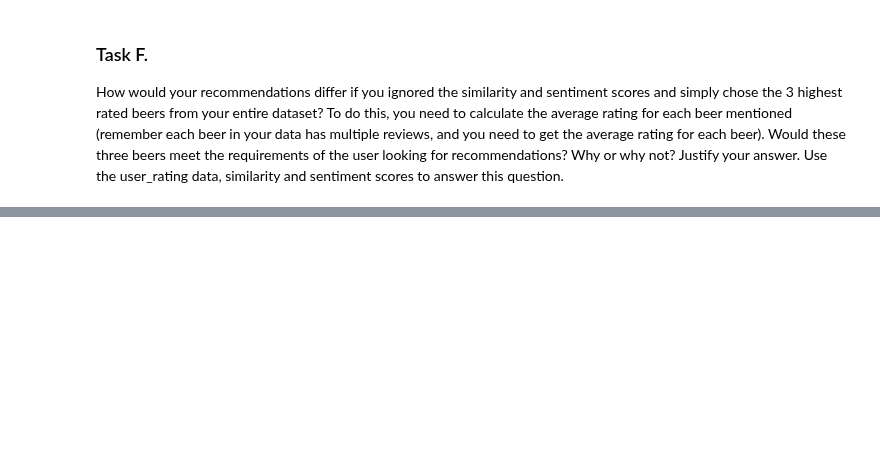
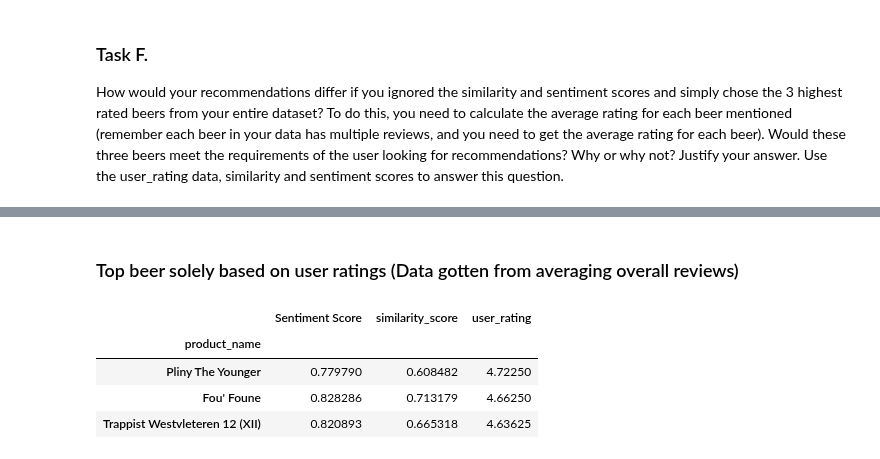
Before and after one commit to abhi-vik/ugc-analytics, a Jupyter notebook: assignments/third/Spacy Similarity.ipynb, the cells around one changed output, grey strips where cells are left out. Cells and saved outputs as stored; diff of their text form; code cells hidden in the pictures; blank space fills up the shorter version.

```diff
--- a/assignments/third/Spacy Similarity.ipynb
+++ b/assignments/third/Spacy Similarity.ipynb
@@ -232,8 +218,7 @@ def sentiment_analyzer_scores(sentence):
     return score['compound']
 # %%
 df_sims_sentiment = pd.read_csv('similarity_score.csv')
-df_sims_sentiment.head()
-df_sims_sentiment['Sentiment Score'] = df_sentiment['product_review'].map(lambda x: sentiment_analyzer_scores(x))
+df_sims_sentiment['Sentiment Score'] = df_sims_sentiment['product_review'].map(lambda x: sentiment_analyzer_scores(x))
 # %%
 df_sims_sentiment.sort_values(by=['Sentiment Score'], ascending=False, inplace=True)
 print(df_sims_sentiment.head())
@@ -294,0 +308,2 @@ How would your recommendations differ if you ignored the similarity and sentimen
+# %%
+user_rating = list(df_top3rating.index)
@@ -294,0 +320,11 @@ How would your recommendations differ if you ignored the similarity and sentimen
+# %% [markdown]
+### Top beer solely based on user ratings (Data gotten from averaging overall reviews)
+# %%
+df_top_rating_3 = df_sims_sentiment[df_sims_sentiment['product_name'].isin(user_rating)]
+df_top_rating_3.groupby(['product_name'])['Sentiment Score','similarity_score','user_rating'].mean().sort_values(by='user_rating',ascending=False)
+# %% [output]
+|  | Sentiment Score | similarity_score | user_rating |
+| product_name |  |  |  |
+| Pliny The Younger | 0.779790 | 0.608482 | 4.72250 |
+| Fou' Foune | 0.828286 | 0.713179 | 4.66250 |
+| Trappist Westvleteren 12 (XII) | 0.820893 | 0.665318 | 4.63625 |
```
Also changed, not shown: parts of 17 cells of this notebook, 4 other files.
